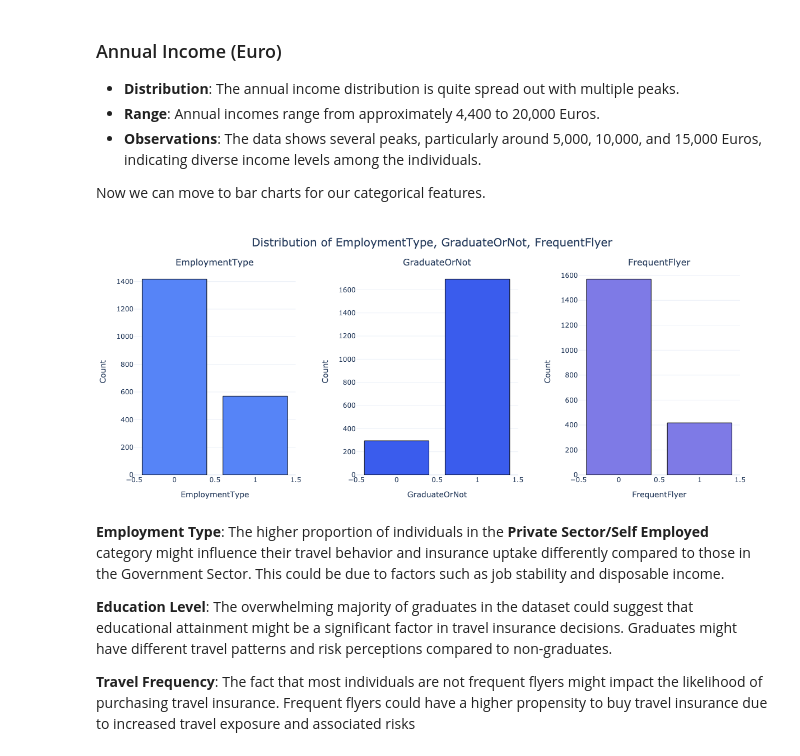
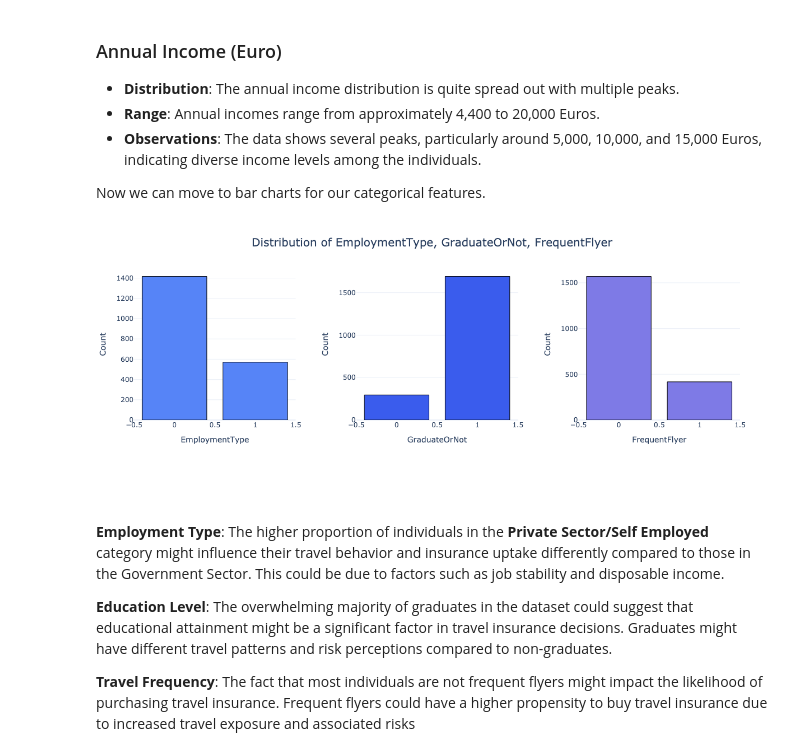
Before and after one commit to vytautas-bunevicius/travel-insurance-classifier, a Jupyter notebook: travel-insurance.ipynb, the cells around one changed output. Saved outputs shown, nothing was run; the diff lists cells and outputs as text; code cells hidden in the pictures.

```diff
--- a/travel-insurance.ipynb
+++ b/travel-insurance.ipynb
@@ -266,9 +266,9 @@ plot_combined_bar_charts(
     travel_df, categorical_features_one, save_path="images/combined_bar_charts1.png"
 )
 # %%
-Image(filename="images/combined_bar_charts1_part1.png")
+Image(filename="images/combined_bar_charts1.png_chunk_1.png")
 # %% [output]
-[figure, old version]
+[figure, new version]
 # %% [markdown]
 **Employment Type**: The higher proportion of individuals in the **Private Sector/Self Employed** category might influence their travel behavior and insurance uptake differently compared to those in the Government Sector. This could be due to factors such as job stability and disposable income.
 
```
Also changed, not shown: parts of 2 cells of this notebook, 2 other files.
